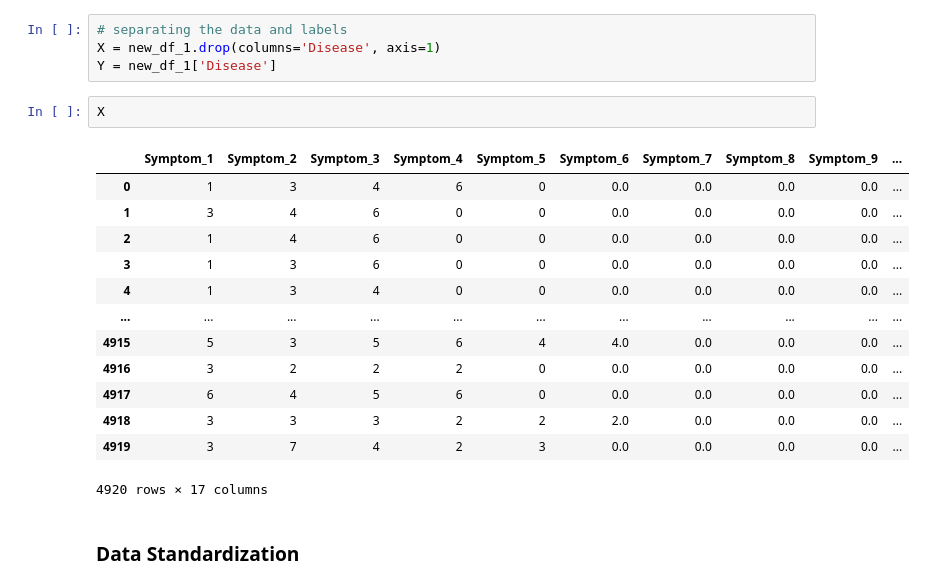
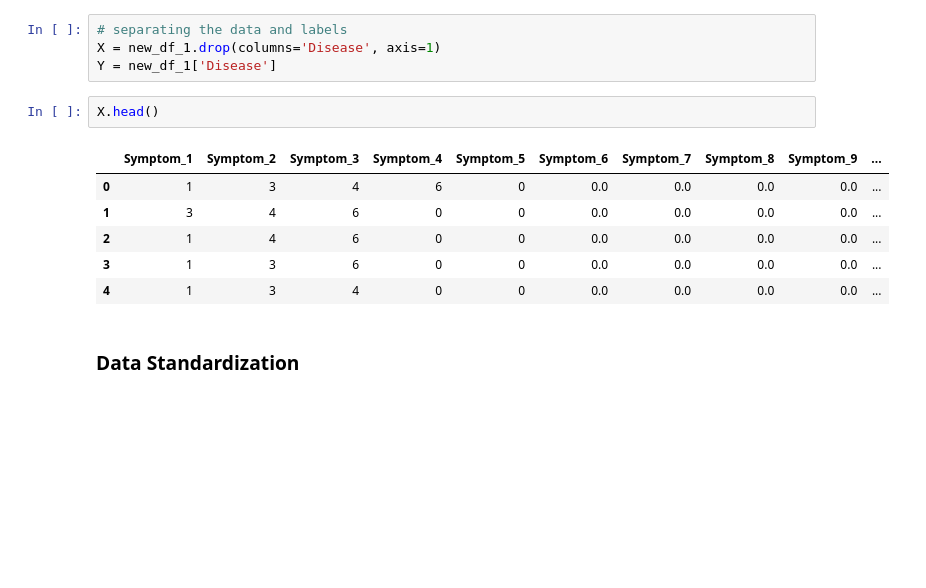
Before and after one commit to TheBlueZayn/Disease-Symptom-Prediction, a Jupyter notebook: sympt.ipynb, the cells around one changed output. Cells and saved outputs as stored; diff of their text form; blank space fills up the shorter version.

```diff
--- a/sympt.ipynb
+++ b/sympt.ipynb
@@ -303,21 +212,14 @@ All symptoms have been replaced.
 X = new_df_1.drop(columns='Disease', axis=1)
 Y = new_df_1['Disease']
 # %%
-X
+X.head()
 # %% [output]
 |  | Symptom_1 | Symptom_2 | Symptom_3 | Symptom_4 | Symptom_5 | Symptom_6 | Symptom_7 | Symptom_8 | Symptom_9 | ... |
 | 0 | 1 | 3 | 4 | 6 | 0 | 0.0 | 0.0 | 0.0 | 0.0 | ... |
 | 1 | 3 | 4 | 6 | 0 | 0 | 0.0 | 0.0 | 0.0 | 0.0 | ... |
 | 2 | 1 | 4 | 6 | 0 | 0 | 0.0 | 0.0 | 0.0 | 0.0 | ... |
 | 3 | 1 | 3 | 6 | 0 | 0 | 0.0 | 0.0 | 0.0 | 0.0 | ... |
 | 4 | 1 | 3 | 4 | 0 | 0 | 0.0 | 0.0 | 0.0 | 0.0 | ... |
-| ... | ... | ... | ... | ... | ... | ... | ... | ... | ... | ... |
-| 4915 | 5 | 3 | 5 | 6 | 4 | 4.0 | 0.0 | 0.0 | 0.0 | ... |
-| 4916 | 3 | 2 | 2 | 2 | 0 | 0.0 | 0.0 | 0.0 | 0.0 | ... |
-| 4917 | 6 | 4 | 5 | 6 | 0 | 0.0 | 0.0 | 0.0 | 0.0 | ... |
-| 4918 | 3 | 3 | 3 | 2 | 2 | 2.0 | 0.0 | 0.0 | 0.0 | ... |
-| 4919 | 3 | 7 | 4 | 2 | 3 | 0.0 | 0.0 | 0.0 | 0.0 | ... |
-4920 rows × 17 columns
 # %% [markdown]
 ### Data Standardization
 # %%
```
Also changed, not shown: parts of 19 cells of this notebook.
